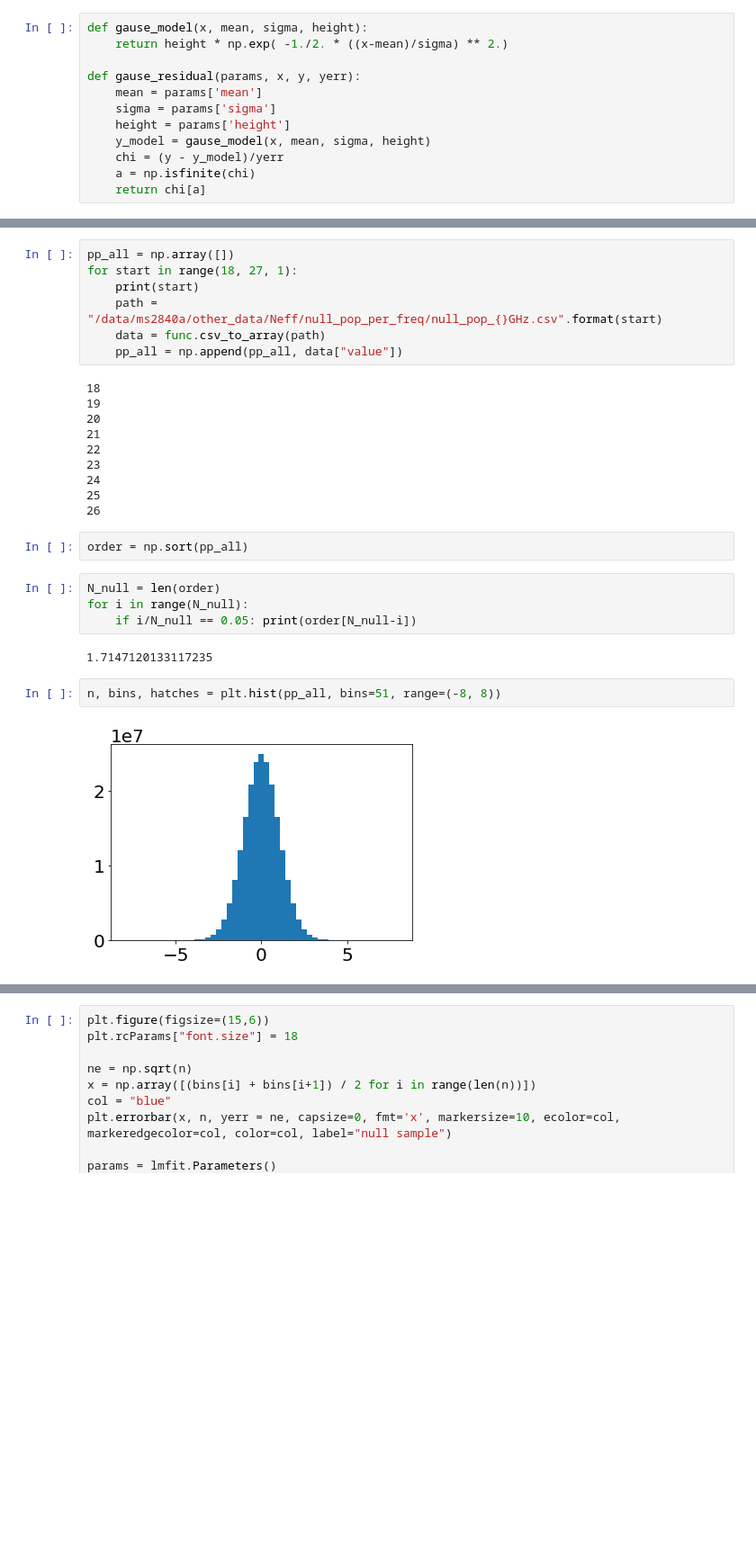
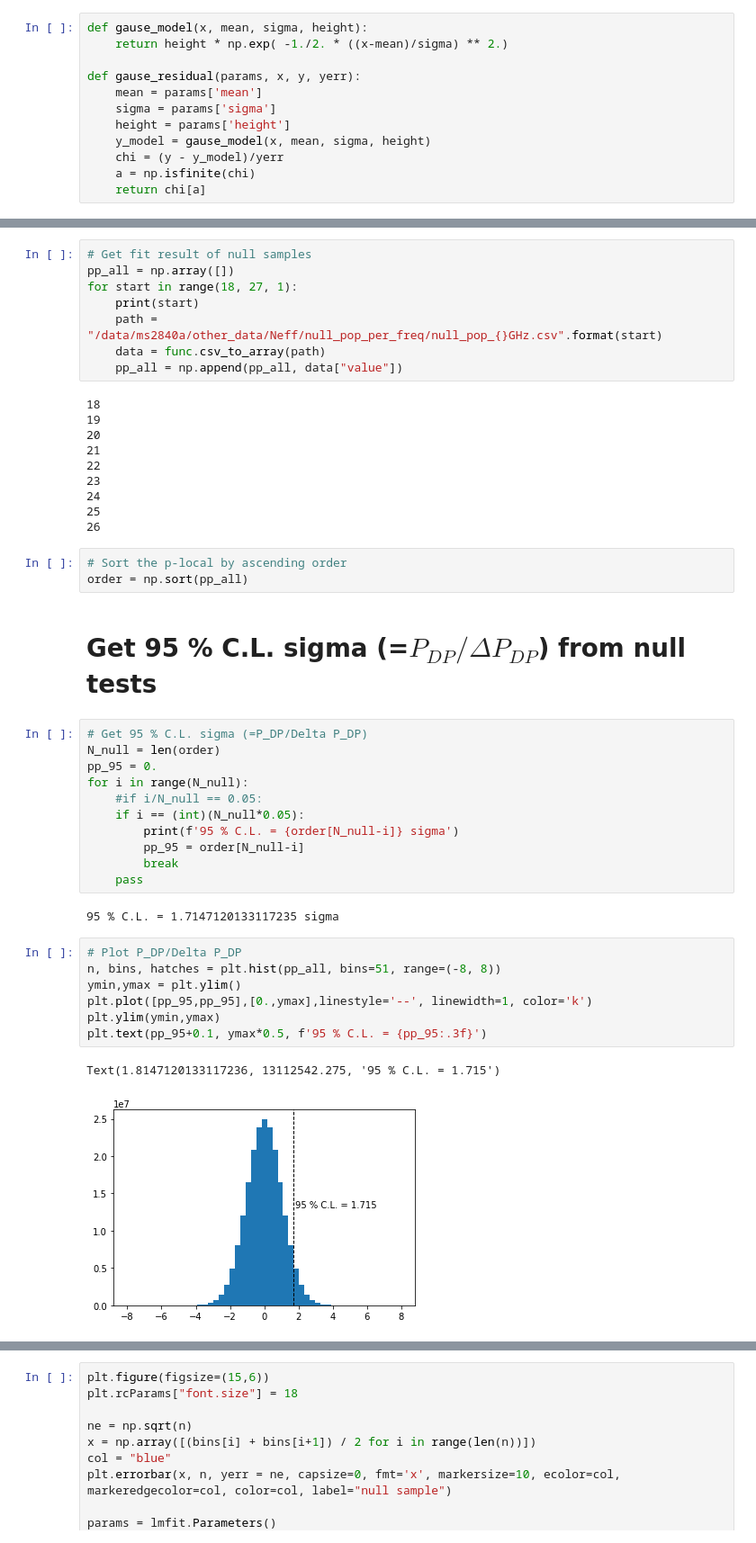
Before and after one commit to sadachi5/dosue-k, a Jupyter notebook: get_N_eff.ipynb, the cells around one changed output, grey strips where cells are left out. Shown at 90% size. Cells and saved outputs as stored; diff of their text form; blank space fills up the shorter version.

```diff
--- a/get_N_eff.ipynb
+++ b/get_N_eff.ipynb
@@ -24,4 +26,5 @@ def gause_residual(params, x, y, yerr):
 # %%
+# Get fit result of null samples
 pp_all = np.array([])
 for start in range(18, 27, 1):
     print(start)
@@ -39,14 +42,30 @@ for start in range(18, 27, 1):
 25
 26
 # %%
+# Sort the p-local by ascending order
 order = np.sort(pp_all)
+# %% [markdown]
+# Get 95 % C.L. sigma (=$P_{DP}/\Delta P_{DP}$) from null tests
 # %%
+# Get 95 % C.L. sigma (=P_DP/Delta P_DP)
 N_null = len(order)
+pp_95 = 0.
 for i in range(N_null):
-    if i/N_null == 0.05: print(order[N_null-i])
+    #if i/N_null == 0.05:
+    if i == (int)(N_null*0.05):
+        print(f'95 % C.L. = {order[N_null-i]} sigma')
+        pp_95 = order[N_null-i]
+        break
+    pass
 # %% [output]
-1.7147120133117235
+95 % C.L. = 1.7147120133117235 sigma
 # %%
+# Plot P_DP/Delta P_DP
 n, bins, hatches = plt.hist(pp_all, bins=51, range=(-8, 8))
+ymin,ymax = plt.ylim()
+plt.plot([pp_95,pp_95],[0.,ymax],linestyle='--', linewidth=1, color='k')
+plt.ylim(ymin,ymax)
+plt.text(pp_95+0.1, ymax*0.5, f'95 % C.L. = {pp_95:.3f}')
 # %% [output]
+Text(1.8147120133117236, 13112542.275, '95 % C.L. = 1.715')
-[figure, old version]
+[figure, new version]
```
Also changed, not shown: parts of 24 cells of this notebook, 2 other files.
